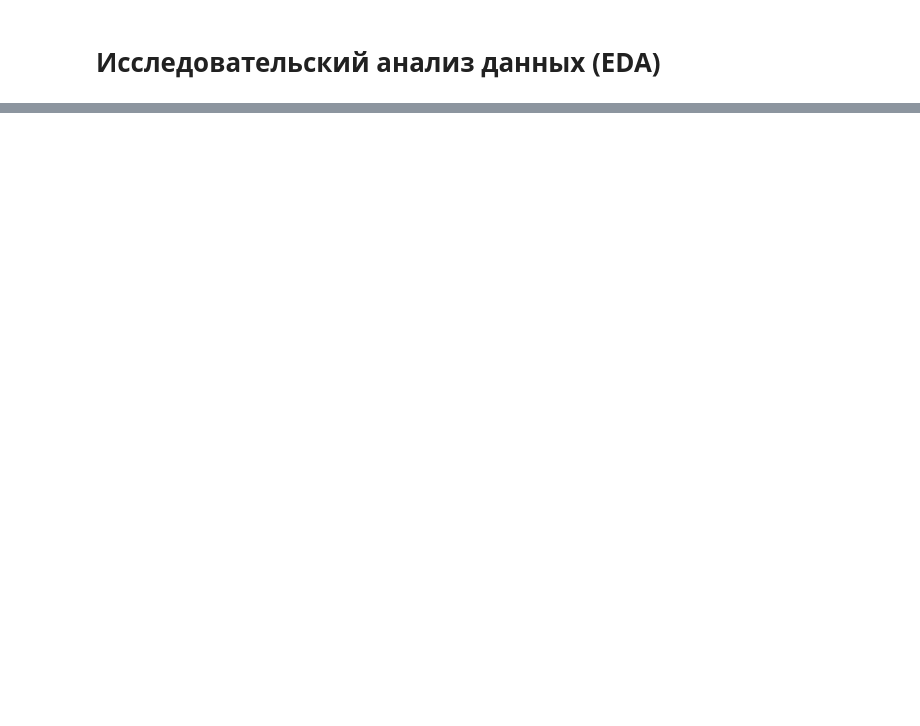
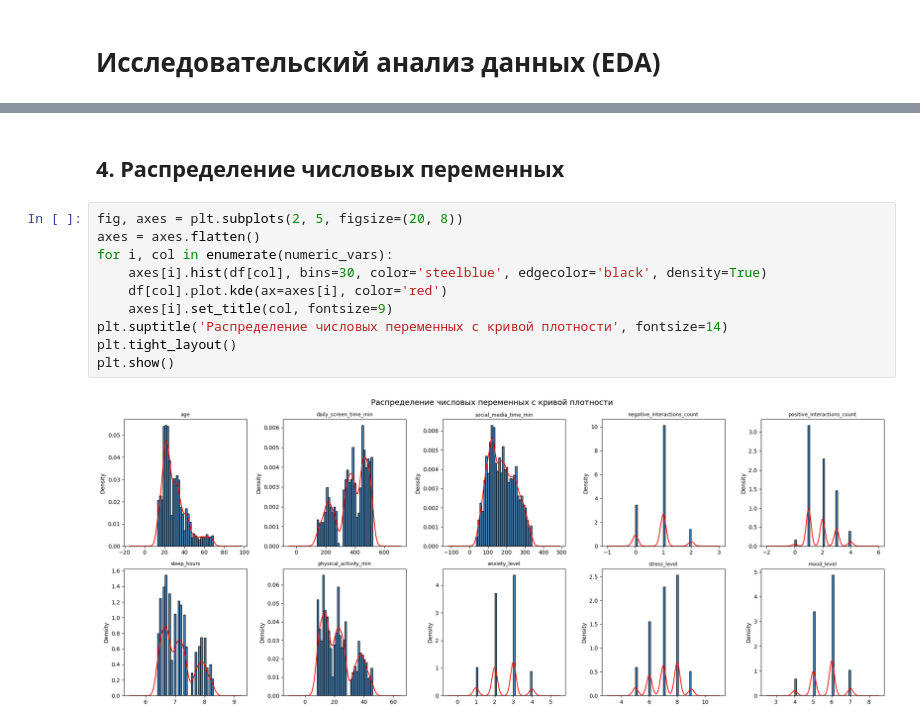
Before and after one commit to foboskd/socmedmental, a Jupyter notebook: socmenthelth.ipynb, the cells around one changed output, grey strips where cells are left out. Saved outputs shown, nothing was run; the diff lists cells and outputs as text; blank space fills up the shorter version.

```diff
--- a/socmenthelth.ipynb
+++ b/socmenthelth.ipynb
@@ -690,0 +366,14 @@ for model_name, model in models.items():
+# %% [markdown]
+## 4. Распределение числовых переменных
+# %%
+fig, axes = plt.subplots(2, 5, figsize=(20, 8))
+axes = axes.flatten()
+for i, col in enumerate(numeric_vars):
+    axes[i].hist(df[col], bins=30, color='steelblue', edgecolor='black', density=True)
+    df[col].plot.kde(ax=axes[i], color='red')
+    axes[i].set_title(col, fontsize=9)
+plt.suptitle('Распределение числовых переменных с кривой плотности', fontsize=14)
+plt.tight_layout()
+plt.show()
+# %% [output]
+[figure, added]
```
Also changed, not shown: parts of 114 cells of this notebook.
